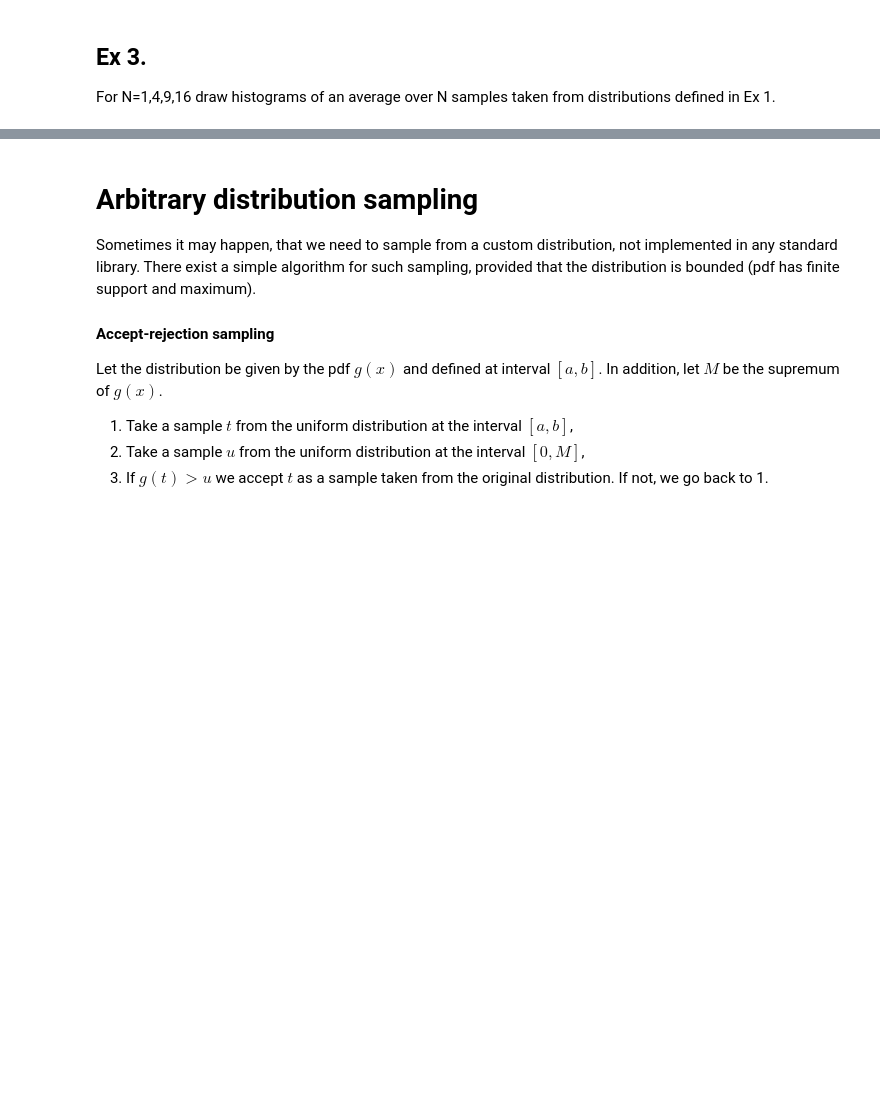
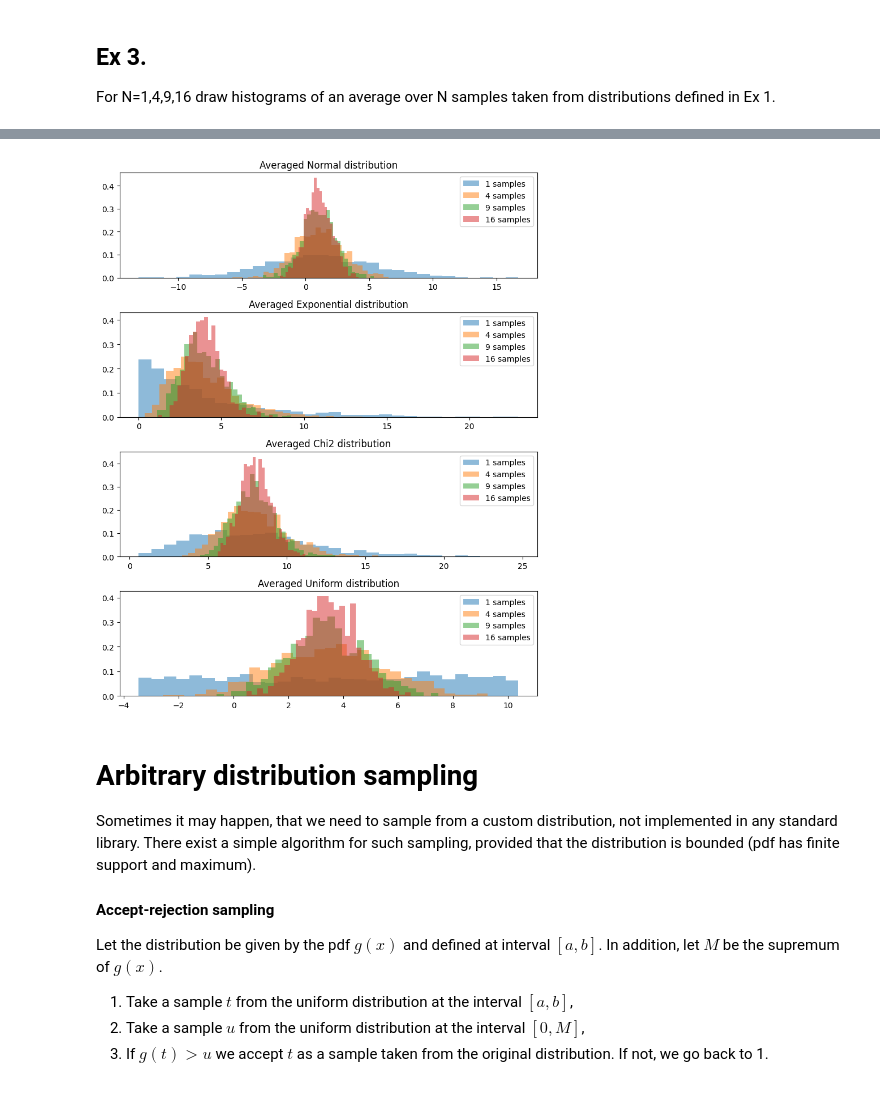
Before and after one commit to Falanger-debug/Data-Analyticts, a Jupyter notebook: Monte_Carlo_primer/Assignment_5_without_code.ipynb, the cells around one changed output, grey strips where cells are left out. Drawn from its saved outputs; the diff is of its cells as text; code cells hidden in the pictures; blank space fills up the shorter version.

```diff
--- a/Monte_Carlo_primer/Assignment_5_without_code.ipynb
+++ b/Monte_Carlo_primer/Assignment_5_without_code.ipynb
@@ -221,3 +217,27 @@ For N=1,4,9,16 draw histograms of an average over N samples taken from distribut
+# %%
+#here goes your code
+
+distributions = {
+    "Normal": norm(loc=1, scale=4),
+    "Exponential": expon(scale=4),
+    "Chi2": chi2(df=8),
+    "Uniform": uniform(loc=a, scale=(b - a))
+}
+
+N_values = [1, 4, 9, 16]
+fig, axs = plt.subplots(len(distributions), 1, figsize=(8, 10))
+
+for idx, (dist_name, dist) in enumerate(distributions.items()):
+    for N in N_values:
+        averaged_samples = [np.mean(dist.rvs(size=N)) for _ in range(1000)]
+        axs[idx].hist(averaged_samples, bins=30, alpha=0.5, density=True, label=f"{N} samples")
+    axs[idx].set_title(f"Averaged {dist_name} distribution")
+    axs[idx].legend()
+
+plt.tight_layout()
+plt.show()
+# %% [output]
+[figure, added]
 # %% [markdown]
 # Arbitrary distribution sampling
 
```
Also changed, not shown: parts of 1 cell of this notebook.
